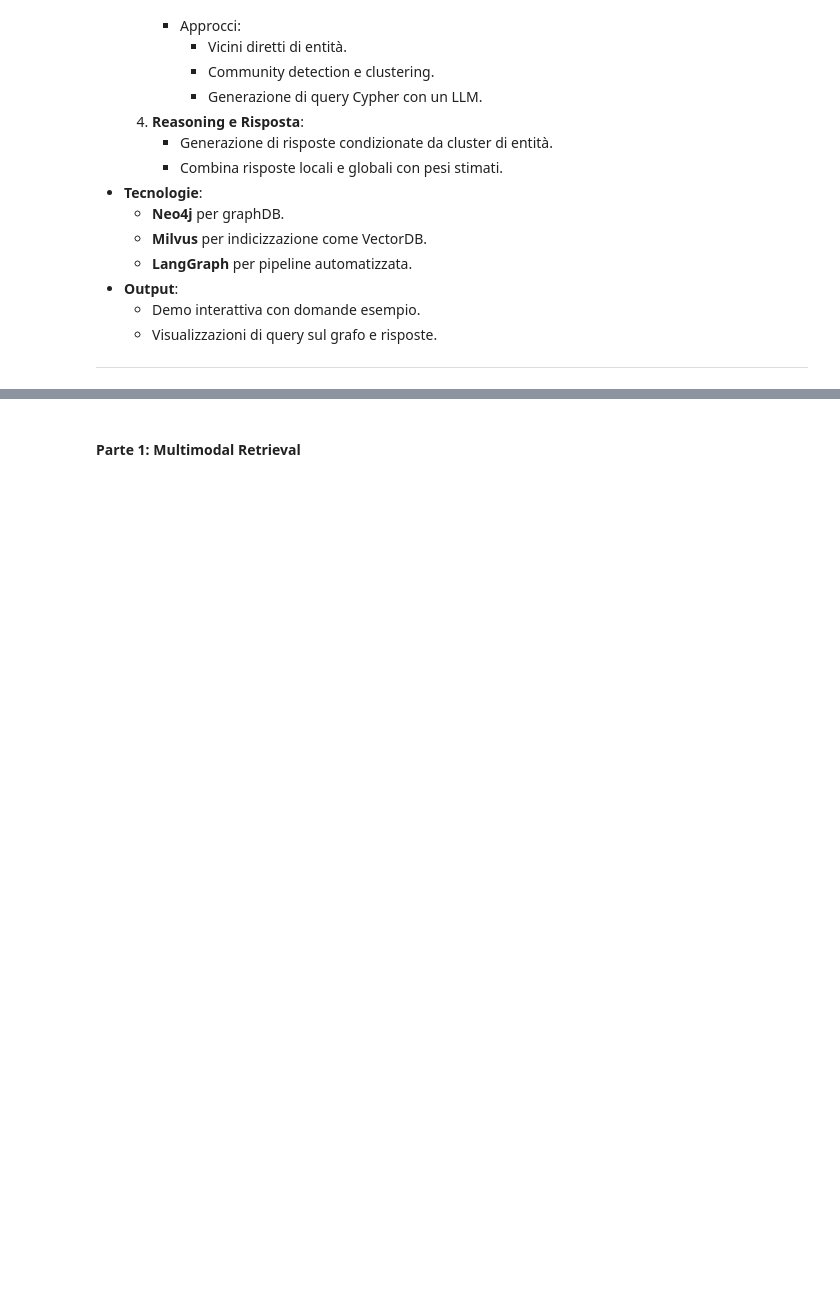
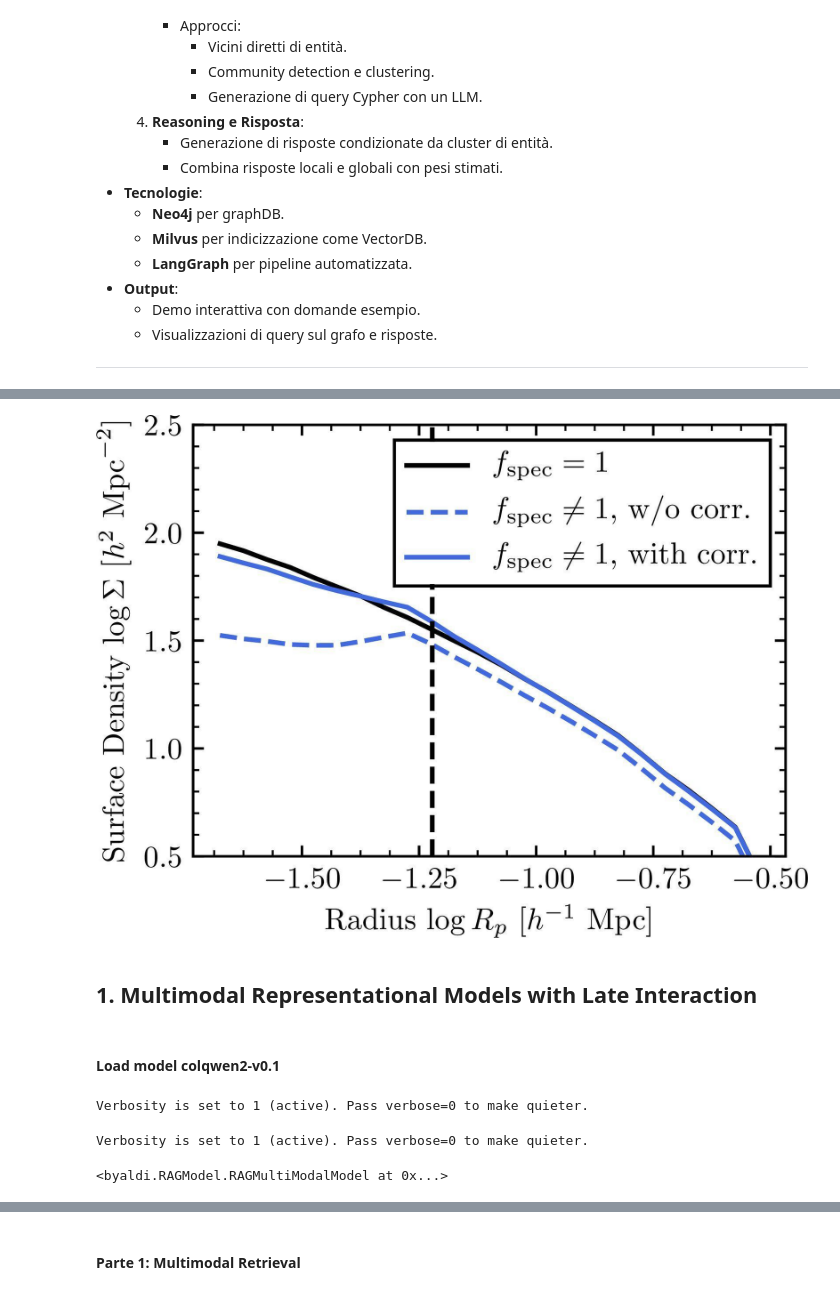
Before and after one commit to Robertogiordano/MultiGraphQA, a Jupyter notebook: notebook.ipynb, the cells around one changed output, grey strips where cells are left out. Saved outputs shown, nothing was run; the diff lists cells and outputs as text; code cells hidden in the pictures; blank space fills up the shorter version.

Commit message:
colqwen index

```diff
--- a/notebook.ipynb
+++ b/notebook.ipynb
@@ -54,0 +117,4 @@ Creare un Google Colab notebook che esplora due metodi distinti:
+# %%
+ds['train'][0]['image']
+# %% [output]
+[figure, added]
@@ -54,0 +128,13 @@ Creare un Google Colab notebook che esplora due metodi distinti:
+# %% [markdown]
+## 1. Multimodal Representational Models with Late Interaction
+# %% [markdown]
+#### Load model colqwen2-v0.1
+# %%
+RAG = RAGMultiModalModel.from_pretrained("./models/colqwen2-v0.1-merged",device='cpu')
+# %% [output]
+Verbosity is set to 1 (active). Pass verbose=0 to make quieter.
+# %%
+RAG.from_index('arxiv_qa', device='cpu')
+# %% [output]
+Verbosity is set to 1 (active). Pass verbose=0 to make quieter.
+<byaldi.RAGModel.RAGMultiModalModel at 0x...>
```
Also changed, not shown: parts of 29 cells of this notebook, 7 other files.
